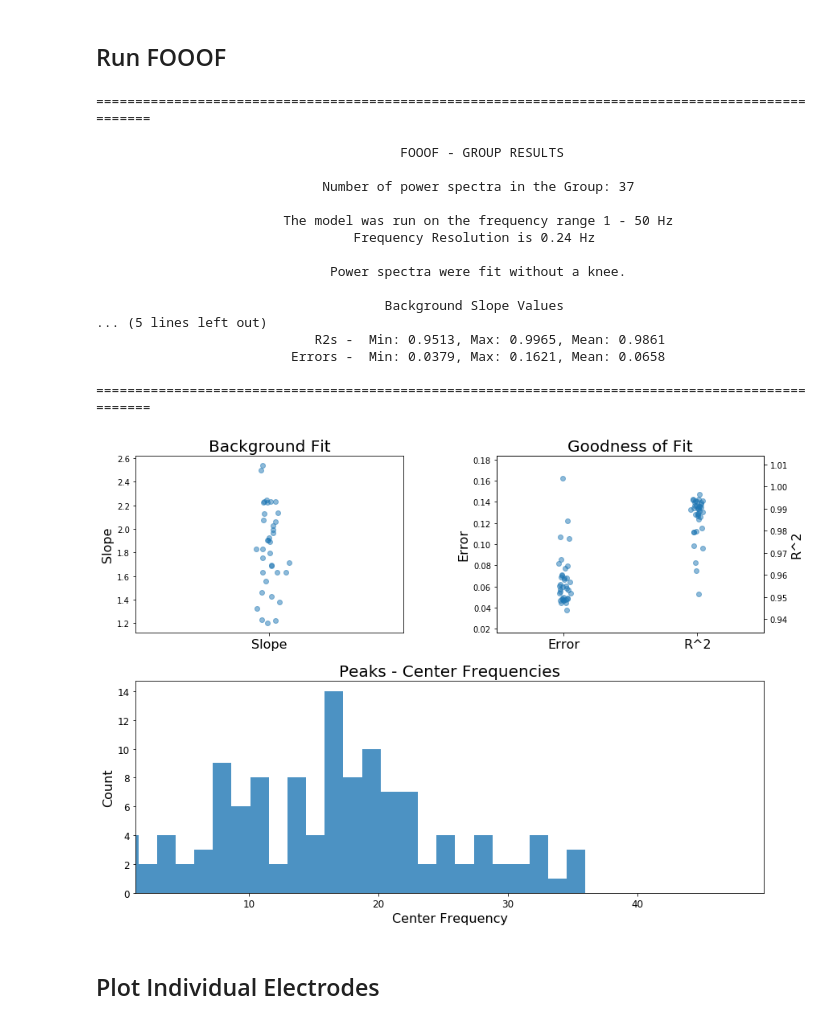
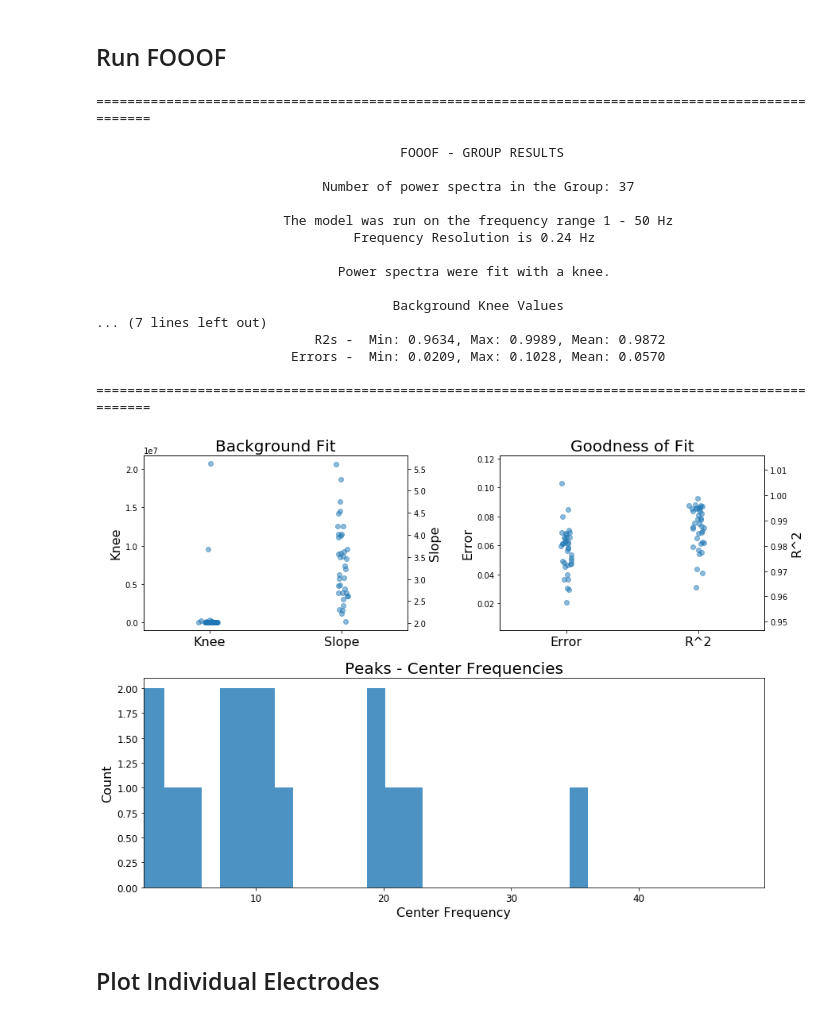
Before and after one commit to bentleylab/PRJ_Stroop, a Jupyter notebook: SBJ13b_FOOOF.ipynb, the cells around one changed output. Saved outputs shown, nothing was run; the diff lists cells and outputs as text; code cells hidden in the pictures.

```diff
--- a/SBJ13b_FOOOF.ipynb
+++ b/SBJ13b_FOOOF.ipynb
@@ -57,31 +79,31 @@ rois = [str(''.join(letter)) for letter_array in roi_array for letter in letter_
 # %%
 fg = FOOOFGroup(peak_width_limits=(pk_bw_lim[0], pk_bw_lim[1]),\
-                max_n_peaks=max_n_pks, min_peak_amplitude=mn_pk_amp)
+                max_n_peaks=max_n_pks, min_peak_amplitude=mn_pk_amp, background_mode='knee')
 fg.report(freqs, psds, [1, 50])
 # roi_fg = {}
 # for roi in np.unique(rois):
 #     roi_fg[roi] = FOOOFGroup()
 #     roi_idx = [i for i, r in enumerate(rois) if r == roi]
 #     roi_fg[roi].fit(freqs, psds[roi_idx], list(foi))
 # %% [output]
 ==================================================================================================
 
                                        FOOOF - GROUP RESULTS
 
                              Number of power spectra in the Group: 37
 
                         The model was run on the frequency range 1 - 50 Hz
                                  Frequency Resolution is 0.24 Hz
 
-                              Power spectra were fit without a knee.
+                               Power spectra were fit with a knee.
 
-                                     Background Slope Values
-... (5 lines left out)
-                            R2s -  Min: 0.9513, Max: 0.9965, Mean: 0.9861
-                         Errors -  Min: 0.0379, Max: 0.1621, Mean: 0.0658
+                                      Background Knee Values
+... (7 lines left out)
+                            R2s -  Min: 0.9634, Max: 0.9989, Mean: 0.9872
+                         Errors -  Min: 0.0209, Max: 0.1028, Mean: 0.0570
 
 ==================================================================================================
-[figure, old version]
+[figure, new version]
 # %% [markdown]
 ## Plot Individual Electrodes
 # %%
```
Also changed, not shown: parts of 5 cells of this notebook, 2 other files.
